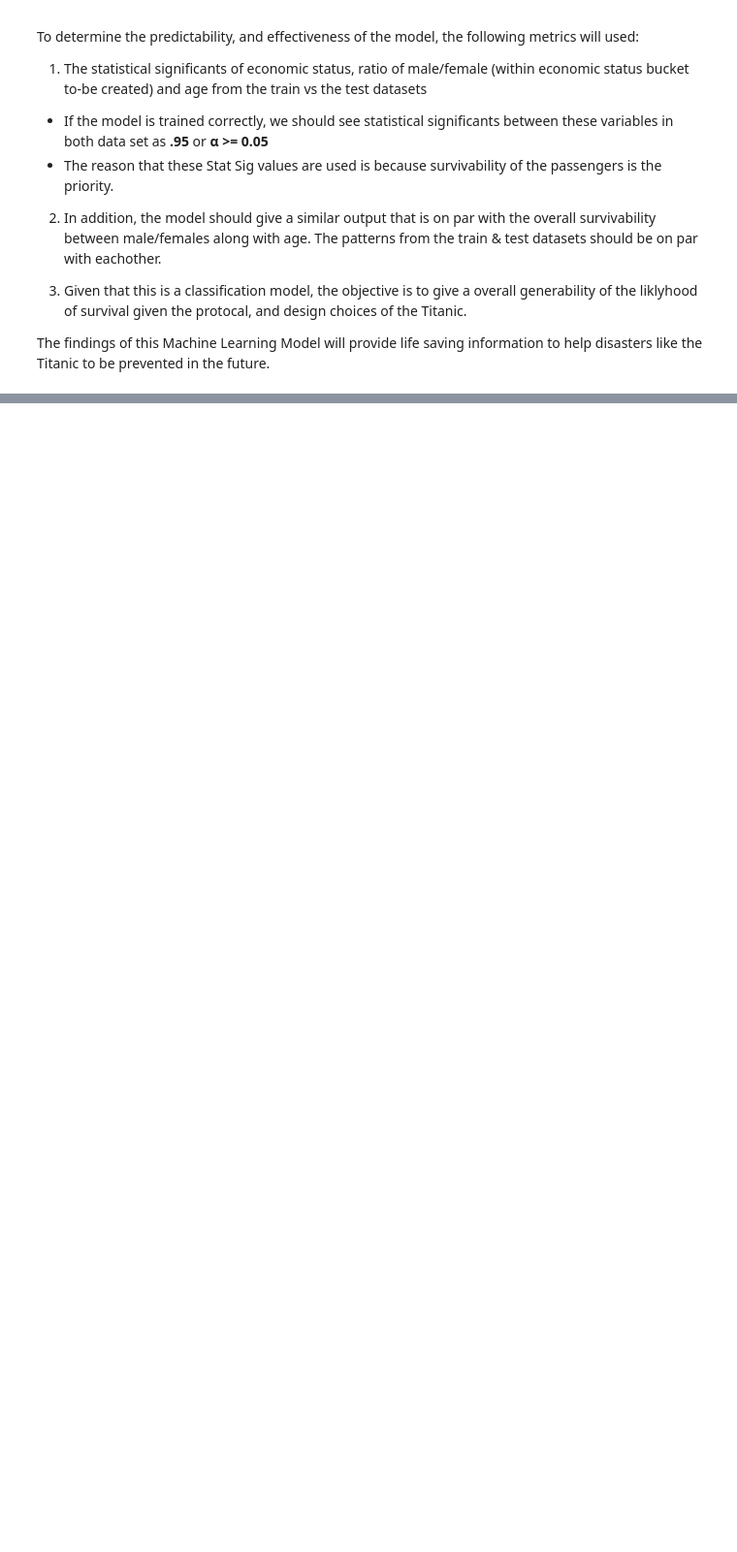
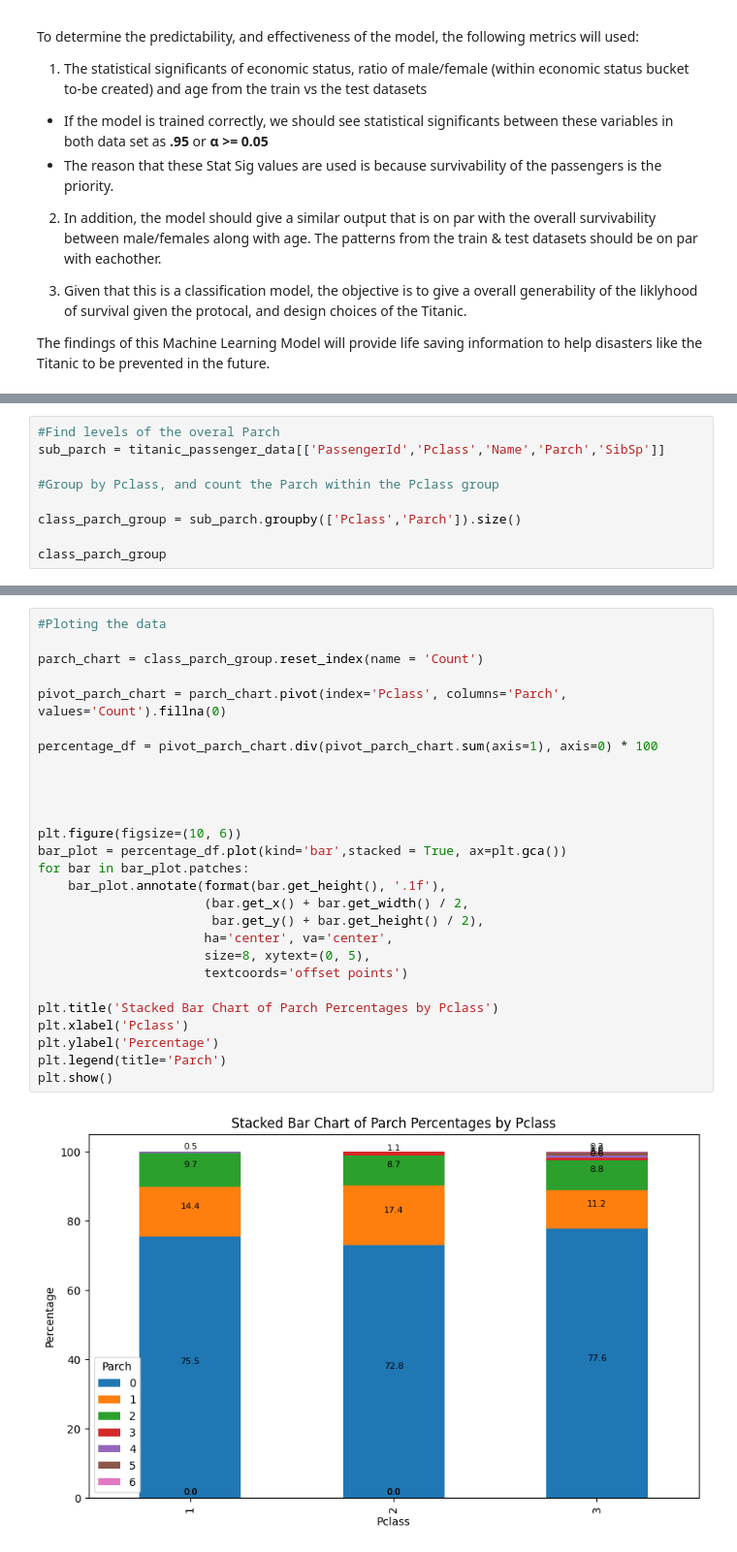
Before and after one commit to theryeguy92/Foundations-of-Machine-Learning, a Jupyter notebook: Foundations_of_Machine_Learning_Titanic_Data_Set.ipynb, the cells around one changed output, grey strips where cells are left out. Shown at 97% size. Saved outputs shown, nothing was run; the diff lists cells and outputs as text; blank space fills up the shorter version.

```diff
--- a/Foundations_of_Machine_Learning_Titanic_Data_Set.ipynb
+++ b/Foundations_of_Machine_Learning_Titanic_Data_Set.ipynb
@@ -103,0 +233,9 @@ The findings of this Machine Learning Model will provide life saving information
+# %%
+#Find levels of the overal Parch
+sub_parch = titanic_passenger_data[['PassengerId','Pclass','Name','Parch','SibSp']]
+
+#Group by Pclass, and count the Parch within the Pclass group
+
+class_parch_group = sub_parch.groupby(['Pclass','Parch']).size()
+
+class_parch_group
@@ -103,0 +354,29 @@ The findings of this Machine Learning Model will provide life saving information
+# %%
+#Ploting the data
+
+parch_chart = class_parch_group.reset_index(name = 'Count')
+
+pivot_parch_chart = parch_chart.pivot(index='Pclass', columns='Parch', values='Count').fillna(0)
+
+percentage_df = pivot_parch_chart.div(pivot_parch_chart.sum(axis=1), axis=0) * 100
+
+
+
+
+plt.figure(figsize=(10, 6))
+bar_plot = percentage_df.plot(kind='bar',stacked = True, ax=plt.gca())
+for bar in bar_plot.patches:
+    bar_plot.annotate(format(bar.get_height(), '.1f'),
+                      (bar.get_x() + bar.get_width() / 2,
+                       bar.get_y() + bar.get_height() / 2),
+                      ha='center', va='center',
+                      size=8, xytext=(0, 5),
+                      textcoords='offset points')
+
+plt.title('Stacked Bar Chart of Parch Percentages by Pclass')
+plt.xlabel('Pclass')
+plt.ylabel('Percentage')
+plt.legend(title='Parch')
+plt.show()
+# %% [output]
+[figure, added]
```
Also changed, not shown: parts of 36 cells of this notebook.
